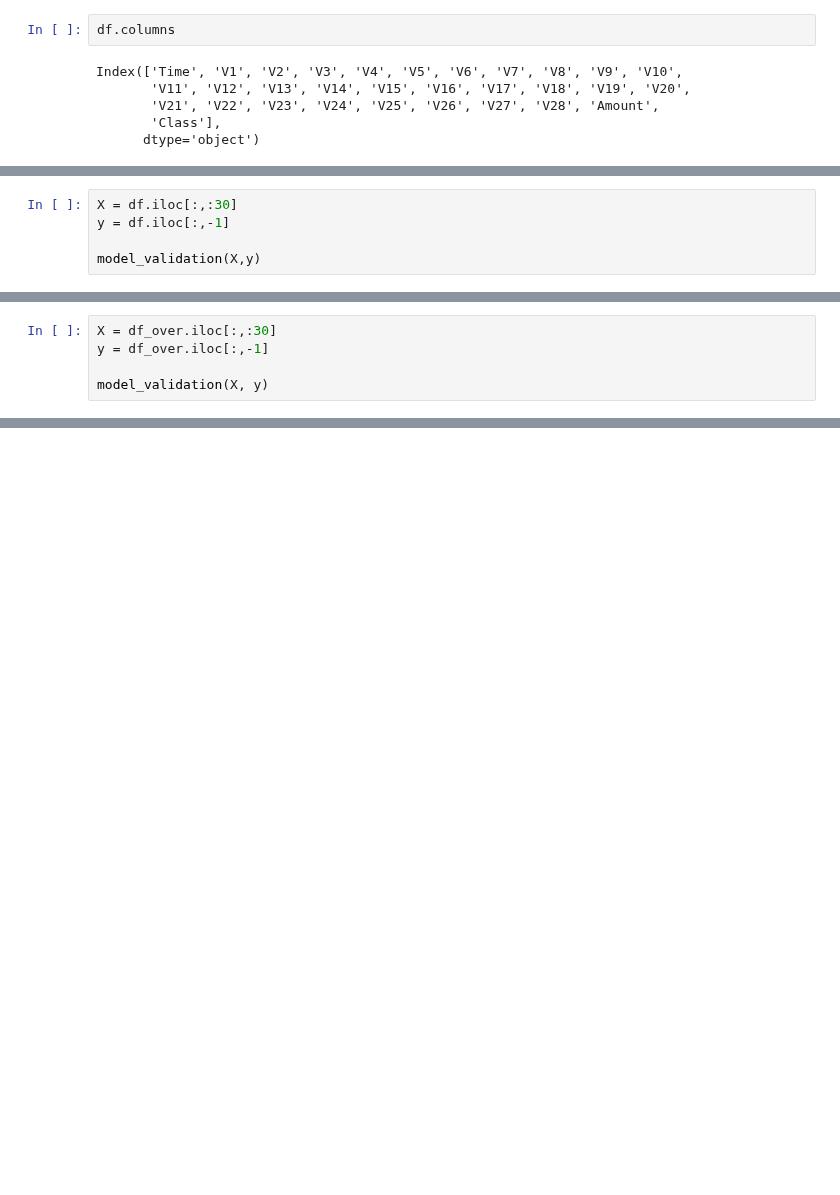
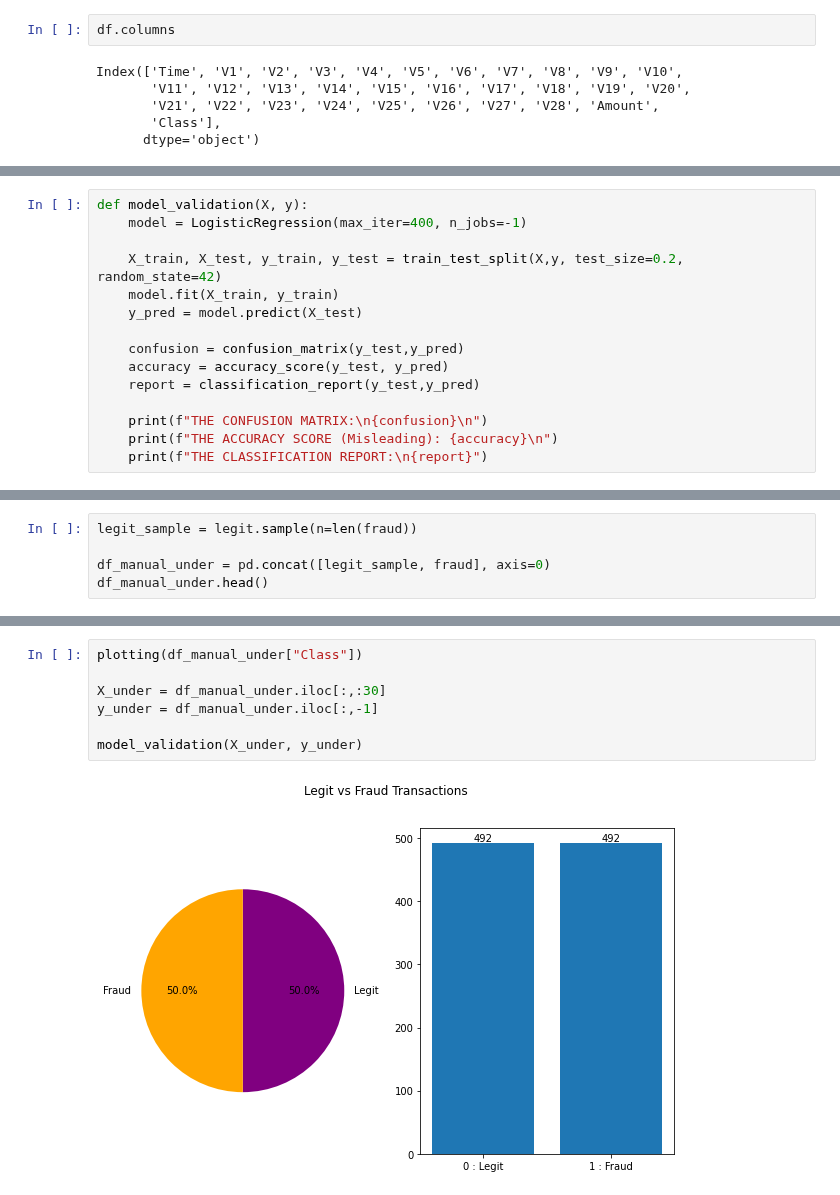
Before and after one commit to ArslanKAS/Python-Chilla-2.0, a Jupyter notebook: 30_Handling_Imbalanced_Dataset/Imbalanced_data_handling.ipynb, the cells around one changed output, grey strips where cells are left out. Drawn from its saved outputs; the diff is of its cells as text; blank space fills up the shorter version.

```diff
--- a/30_Handling_Imbalanced_Dataset/Imbalanced_data_handling.ipynb
+++ b/30_Handling_Imbalanced_Dataset/Imbalanced_data_handling.ipynb
@@ -165,5 +175,0 @@ def model_validation(X, y):
-# %%
-X = df.iloc[:,:30]
-y = df.iloc[:,-1]
-
-model_validation(X,y)
@@ -209,5 +175,0 @@ plotting_hist(df_over['Class'])
-# %%
-X = df_over.iloc[:,:30]
-y = df_over.iloc[:,-1]
-
-model_validation(X, y)
@@ -218,0 +178,15 @@ F1 score: 0.9337098315185057
+# %%
+def model_validation(X, y):
+    model = LogisticRegression(max_iter=400, n_jobs=-1)
+
+    X_train, X_test, y_train, y_test = train_test_split(X,y, test_size=0.2, random_state=42)
+    model.fit(X_train, y_train)
+    y_pred = model.predict(X_test)
+
+    confusion = confusion_matrix(y_test,y_pred)
+    accuracy = accuracy_score(y_test, y_pred)
+    report = classification_report(y_test,y_pred)
+
+    print(f"THE CONFUSION MATRIX:\n{confusion}\n")
+    print(f"THE ACCURACY SCORE (Misleading): {accuracy}\n")
+    print(f"THE CLASSIFICATION REPORT:\n{report}")
@@ -218,0 +236,5 @@ F1 score: 0.9337098315185057
+# %%
+legit_sample = legit.sample(n=len(fraud))
+
+df_manual_under = pd.concat([legit_sample, fraud], axis=0)
+df_manual_under.head()
@@ -218,0 +249,9 @@ F1 score: 0.9337098315185057
+# %%
+plotting(df_manual_under["Class"])
+
+X_under = df_manual_under.iloc[:,:30]
+y_under = df_manual_under.iloc[:,-1]
+
+model_validation(X_under, y_under)
+# %% [output]
+[figure, added]
```
Also changed, not shown: parts of 88 cells of this notebook, 1 other file.
